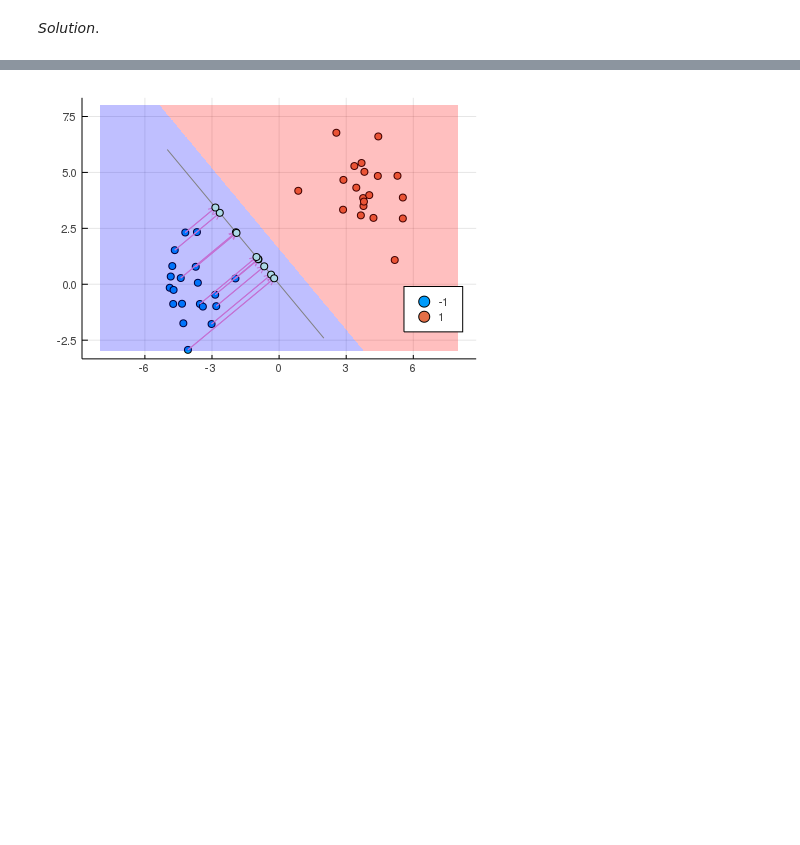
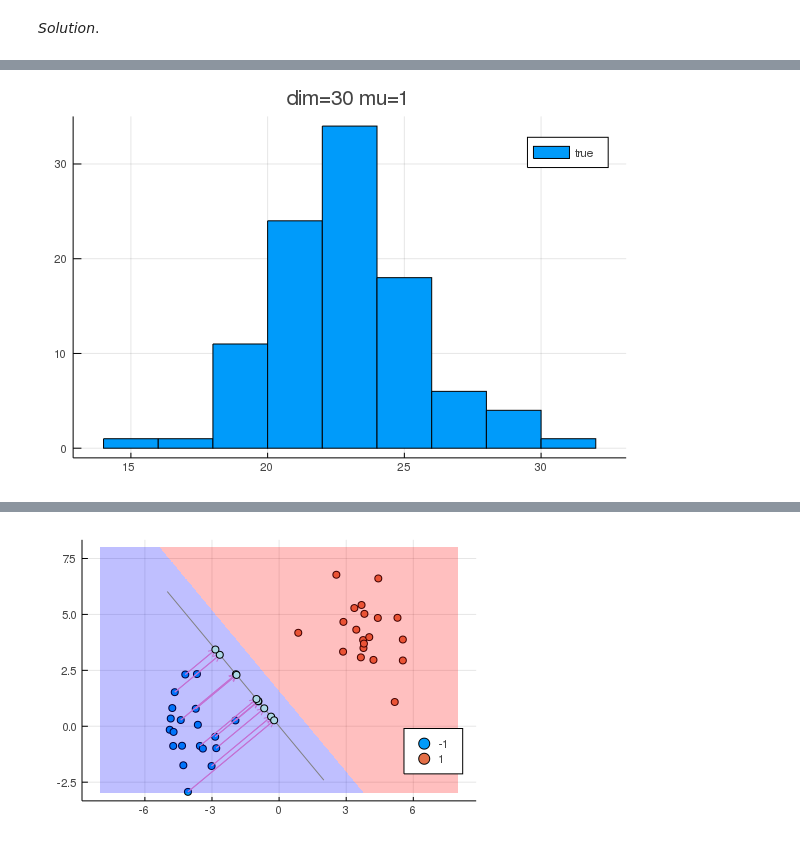
Before and after one commit to ym-han/1010hw8, a Jupyter notebook: data1010-hw08.ipynb, the cells around one changed output, grey strips where cells are left out. Saved outputs shown, nothing was run; the diff lists cells and outputs as text; code cells hidden in the pictures; blank space fills up the shorter version.

```diff
--- a/data1010-hw08.ipynb
+++ b/data1010-hw08.ipynb
@@ -216,0 +218,7 @@ X, y, model = simulate_and_train(sample_size=1000, dim=20, μ=0.58)
+# %%
+# (c)
+
+SV_countsHi, sep_valuesHi = count_support_vectors(num_runs=100, sample_size=100, dim=50, μ=1)
+histogram(SV_countsHi, group=sep_valuesHi, title="dim=30 mu=1")
+# %% [output]
+[figure, added]
```
Also changed, not shown: parts of 22 cells of this notebook.
